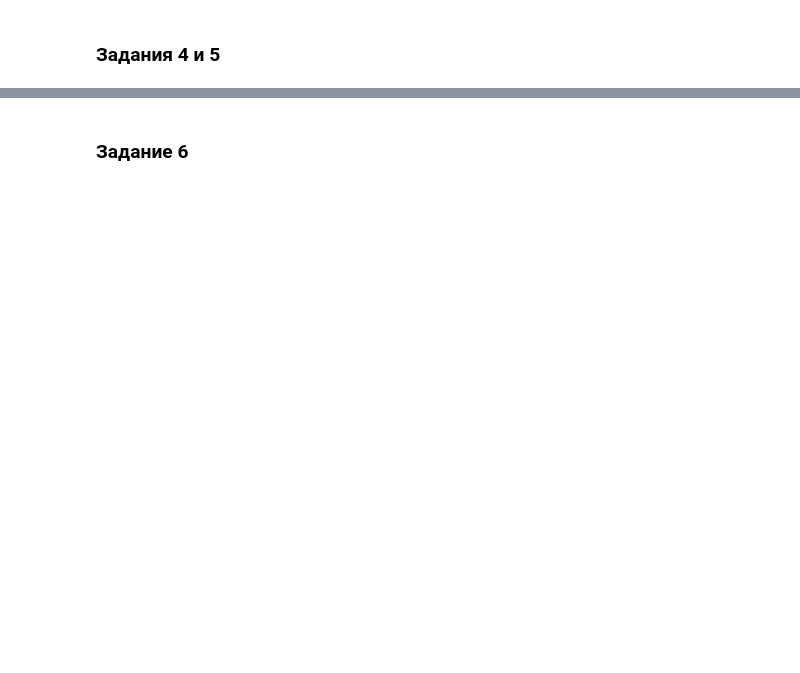
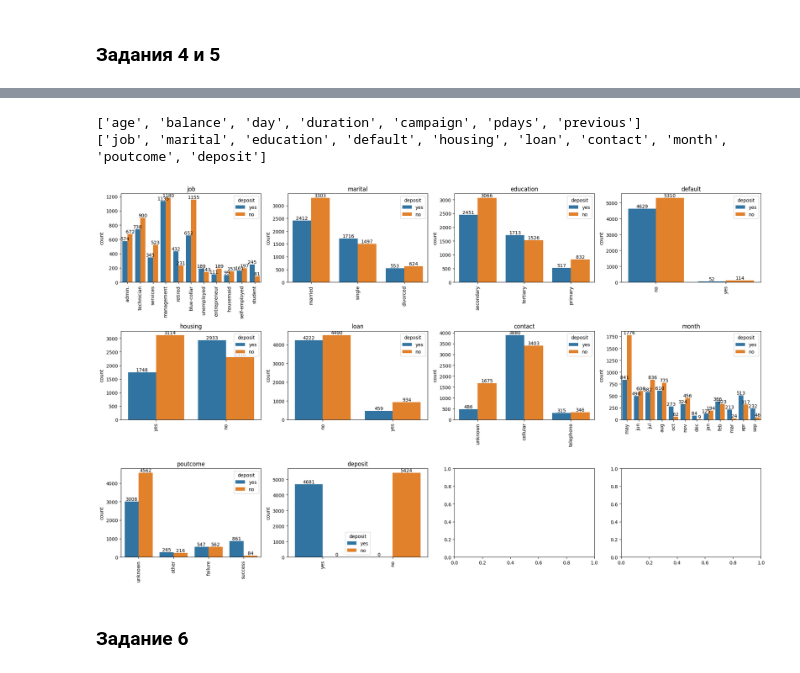
Before and after one commit to DenisBaburin/ds_school_148, a Jupyter notebook: DS_school/Projects/PROJECT-4_Задача классификации/Project_4_ML.ipynb, the cells around one changed output, grey strips where cells are left out. Drawn from its saved outputs; the diff is of its cells as text; code cells hidden in the pictures; blank space fills up the shorter version.

```diff
--- a/DS_school/Projects/PROJECT-4_Задача классификации/Project_4_ML.ipynb
+++ b/DS_school/Projects/PROJECT-4_Задача классификации/Project_4_ML.ipynb
@@ -106,3 +210,39 @@ Name: count, dtype: int64
+# %%
+numerical_columns = [col for col in cleaned_df.columns if cleaned_df[col].dtype != 'object']
+categorical_columns = [col for col in cleaned_df.columns if col not in numerical_columns]
+print(numerical_columns, categorical_columns, sep='\n')
+# %% [output]
+['age', 'balance', 'day', 'duration', 'campaign', 'pdays', 'previous']
+['job', 'marital', 'education', 'default', 'housing', 'loan', 'contact', 'month', 'poutcome', 'deposit']
+# %%
+n = len(categorical_columns)
+cols = 4
+rows = int(np.ceil(n / 4))
+fig, axes = plt.subplots(rows, cols, figsize=(20, 12))
+row_counter = 0
+col_counter = 0
+for future in categorical_columns:
+    if col_counter < cols:
+        countplot = sns.countplot(cleaned_df, x=future, hue='deposit', ax=axes[row_counter][col_counter])
+        countplot.set_title(future)
+        countplot.xaxis.set_tick_params(rotation=90)
+        countplot.set_xlabel('')
+        for label in countplot.containers:
+            countplot.bar_label(label)
+        col_counter += 1
+    else:
+        row_counter += 1
+        col_counter = 0
+        countplot = sns.countplot(cleaned_df, x=future, hue='deposit', ax=axes[row_counter][col_counter])
+        countplot.set_title(future)
+        countplot.xaxis.set_tick_params(rotation=90)
+        countplot.set_xlabel('')
+        for label in countplot.containers:
+            countplot.bar_label(label)
+        col_counter += 1
+plt.tight_layout()
+# %% [output]
+[figure, added]
 # %% [markdown]
 ### Задание 6
 # %%
```
Also changed, not shown: parts of 22 cells of this notebook.
